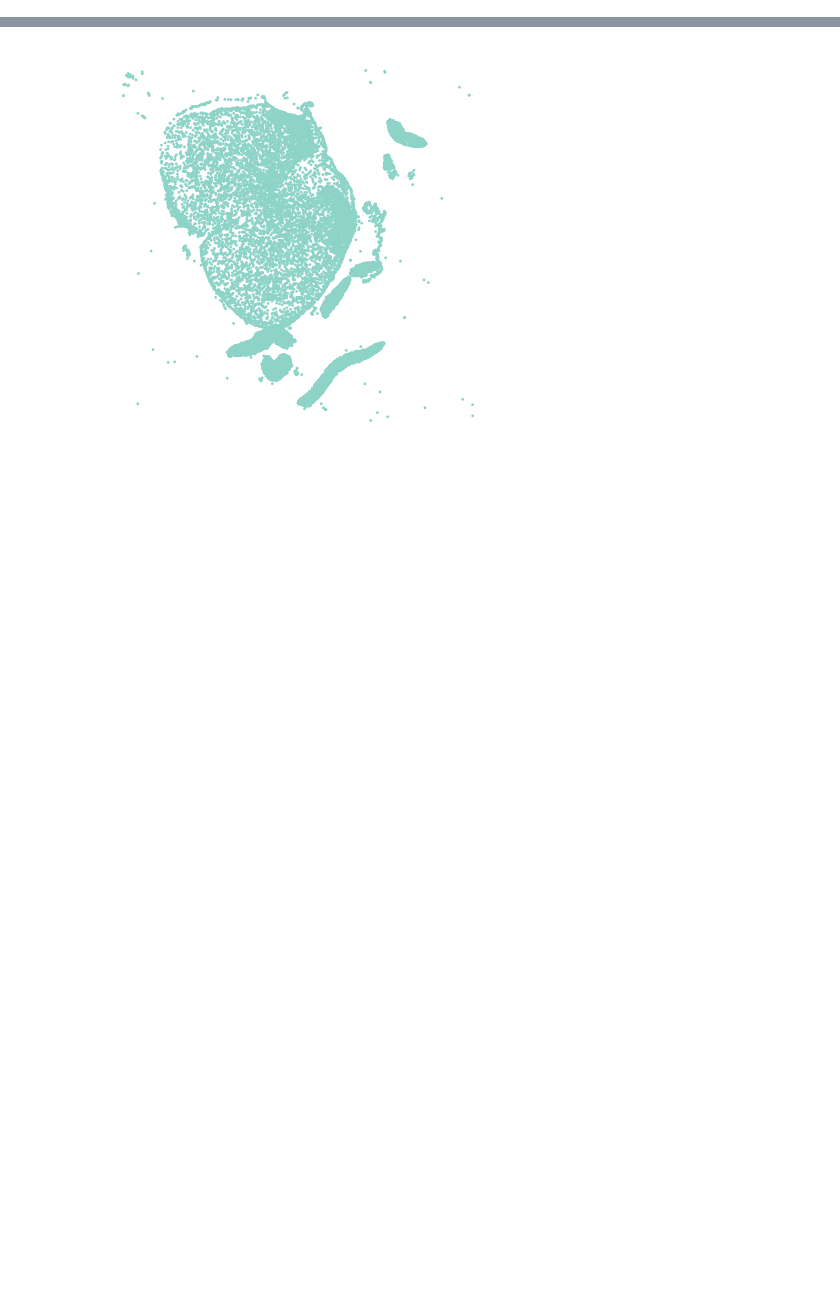
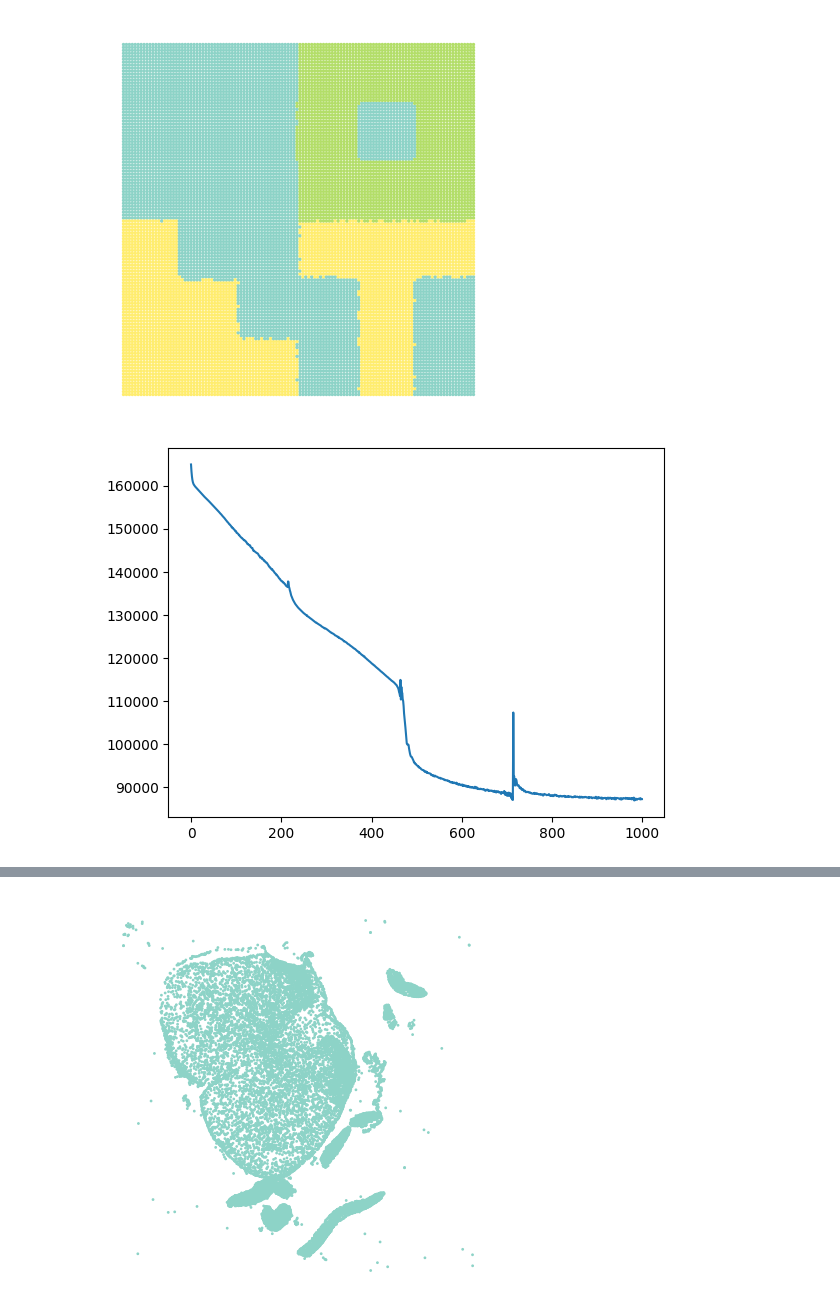
Before and after one commit to craigfouts/asterism, a Jupyter notebook: notebooks/sandbox.ipynb, the cells around one changed output, grey strips where cells are left out. Saved outputs shown, nothing was run; the diff lists cells and outputs as text; code cells hidden in the pictures; blank space fills up the shorter version.

```diff
--- a/notebooks/sandbox.ipynb
+++ b/notebooks/sandbox.ipynb
@@ -26,0 +116,9 @@ from asterism.utils.figs import show_comparison, show_dataset
+# %%
+model = ATLAS()
+topics = model.fit_predict(data, locs=locs, learning_rate=1e-3)
+show_dataset(locs, topics, size=2)
+plt.plot(range(len(model.log_)), model.log_)
+plt.show()
+# %% [output]
+[figure, added]
+[figure, added]
```
Also changed, not shown: parts of 12 cells of this notebook, 8 other files.
